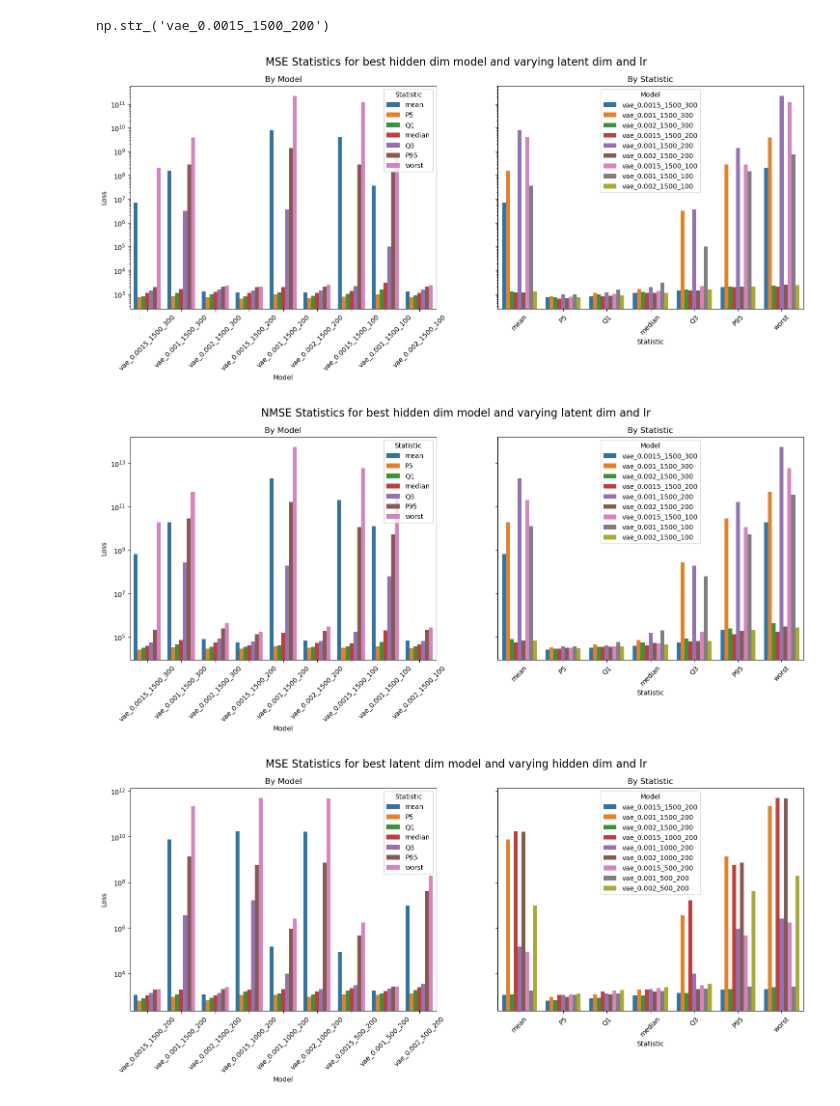
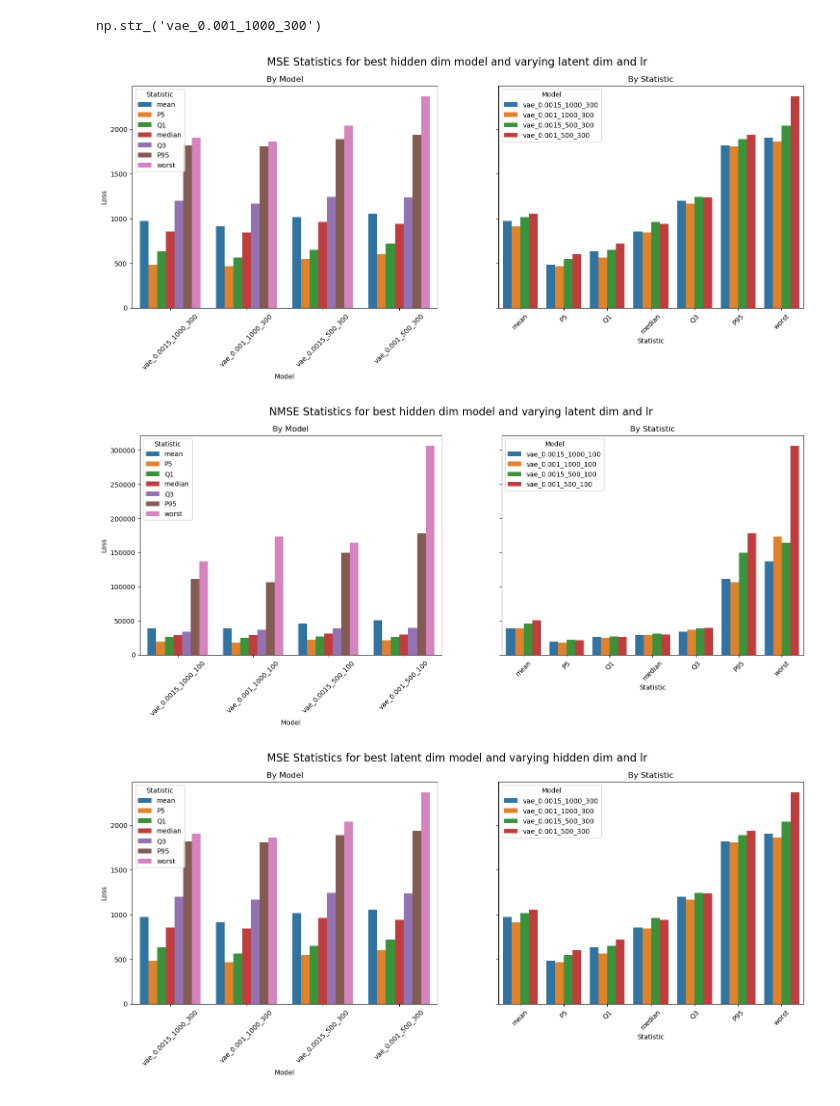
Before and after one commit to Victor2175/gm4cs-m, a Jupyter notebook: stats_vae.ipynb, the cells around one changed output. Drawn from its saved outputs; the diff is of its cells as text; code cells hidden in the pictures.

```diff
--- a/stats_vae.ipynb
+++ b/stats_vae.ipynb
@@ -5,10 +5,10 @@ import matplotlib.pyplot as plt
 import seaborn as sns
 import pandas as pd
 # %%
-with open('training_vae_mse_losses_05_05.txt', 'r') as f:
+with open('training_results/training_vae_mse_losses_06_06_2025.txt', 'r') as f:
      mse_losses = json.loads(f.read())
 
-with open('training_vae_nmse_losses_05_05.txt', 'r') as f:
+with open('training_results/training_vae_nmse_losses_06_06_2025.txt', 'r') as f:
      nmse_losses = json.loads(f.read())
 
 
@@ -153,7 +148,7 @@ plt.show()
 # %%
 best_P95_mse_models[0]
 # %% [output]
-np.str_('vae_0.0015_1500_200')
+np.str_('vae_0.001_1000_300')
 # %%
 best_hidden_mse_models = [model for model in mse_losses.keys() if "_".join(model.split("_")[2]) == "_".join(best_P95_mse_models[0].split("_")[2])]
 best_hidden_nmse_models = [model for model in nmse_losses.keys() if "_".join(model.split("_")[2]) == "_".join(best_P95_nmse_models[0].split("_")[2])]
@@ -198,27 +193,26 @@ nmse_stats_df = nmse_stats_df.reset_index().rename(columns={"index": "Model"})
 # %%
 mse_stats_long = mse_stats_df.melt(id_vars="Model", var_name="Statistic", value_name="Value")
 
 fig, axes = plt.subplots(1, 2, figsize=(18, 6), sharey=True)
 fig.suptitle("MSE Statistics for best hidden dim model and varying latent dim and lr", fontsize=16)
 
 sns.barplot(data=mse_stats_long, x="Model", y="Value", hue="Statistic", ax=axes[0])
 axes[0].set_title("By Model")
 axes[0].set_ylabel("Loss")
 axes[0].tick_params(axis='x', rotation=45)
 axes[0].legend(title="Statistic")
-axes[0].set_yscale('log')
+
 
 sns.barplot(data=mse_stats_long, x="Statistic", y="Value", hue="Model", ax=axes[1])
 axes[1].set_title("By Statistic")
 axes[1].set_ylabel("Loss")
 axes[1].tick_params(axis='x', rotation=45)
 axes[1].legend(title="Model")
-axes[1].set_yscale('log')
 
 # Adjust layout
 plt.show()
 # %% [output]
-[figure, old version]
+[figure, new version]
 # %%
 nmse_stats_long = nmse_stats_df.melt(id_vars="Model", var_name="Statistic", value_name="Value")
 
@@ -230,19 +224,19 @@ axes[0].set_title("By Model")
 axes[0].set_ylabel("Loss")
 axes[0].tick_params(axis='x', rotation=45)
 axes[0].legend(title="Statistic")
-axes[0].set_yscale('log')
+
 
 sns.barplot(data=nmse_stats_long, x="Statistic", y="Value", hue="Model", ax=axes[1])
 axes[1].set_title("By Statistic")
 axes[1].set_ylabel("Loss")
 axes[1].tick_params(axis='x', rotation=45)
 axes[1].legend(title="Model")
-axes[1].set_yscale('log')
+
 
 # Adjust layout
 plt.show()
 # %% [output]
-[figure, old version]
+[figure, new version]
 # %%
 best_latent_mse_models = [model for model in mse_losses.keys() if "_".join(model.split("_")[3]) == "_".join(best_P95_mse_models[0].split("_")[3])]
 best_latent_nmse_models = [model for model in nmse_losses.keys() if "_".join(model.split("_")[3]) == "_".join(best_P95_nmse_models[0].split("_")[3])]
@@ -295,19 +289,17 @@ axes[0].set_title("By Model")
 axes[0].set_ylabel("Loss")
 axes[0].tick_params(axis='x', rotation=45)
 axes[0].legend(title="Statistic")
-axes[0].set_yscale('log')
 
 sns.barplot(data=mse_stats_long, x="Statistic", y="Value", hue="Model", ax=axes[1])
 axes[1].set_title("By Statistic")
 axes[1].set_ylabel("Loss")
 axes[1].tick_params(axis='x', rotation=45)
 axes[1].legend(title="Model")
-axes[1].set_yscale('log')
 
 # Adjust layout
 plt.show()
 # %% [output]
-[figure, old version]
+[figure, new version]
 # %%
 nmse_stats_long = nmse_stats_df.melt(id_vars="Model", var_name="Statistic", value_name="Value")
 
```
Also changed, not shown: parts of 7 cells of this notebook, 6 other files.
